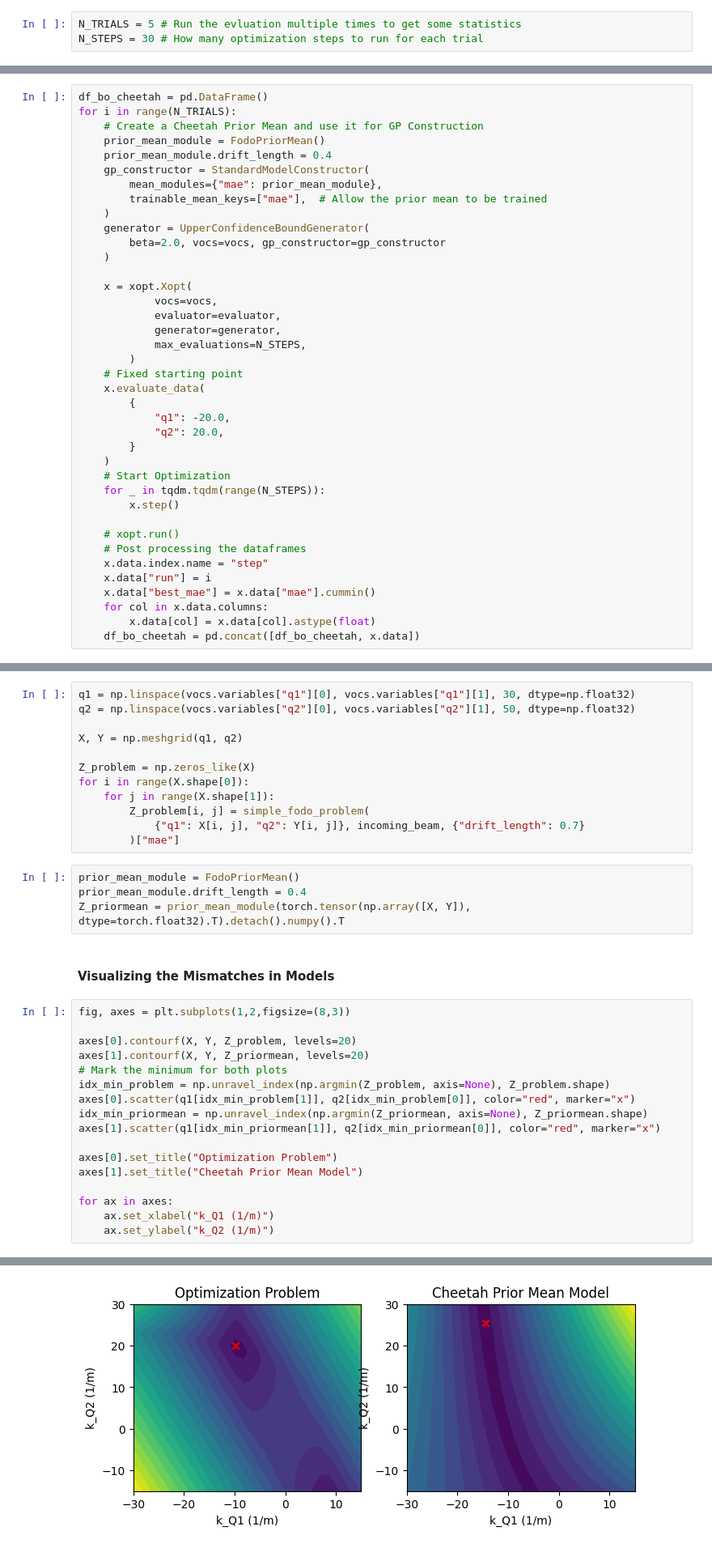
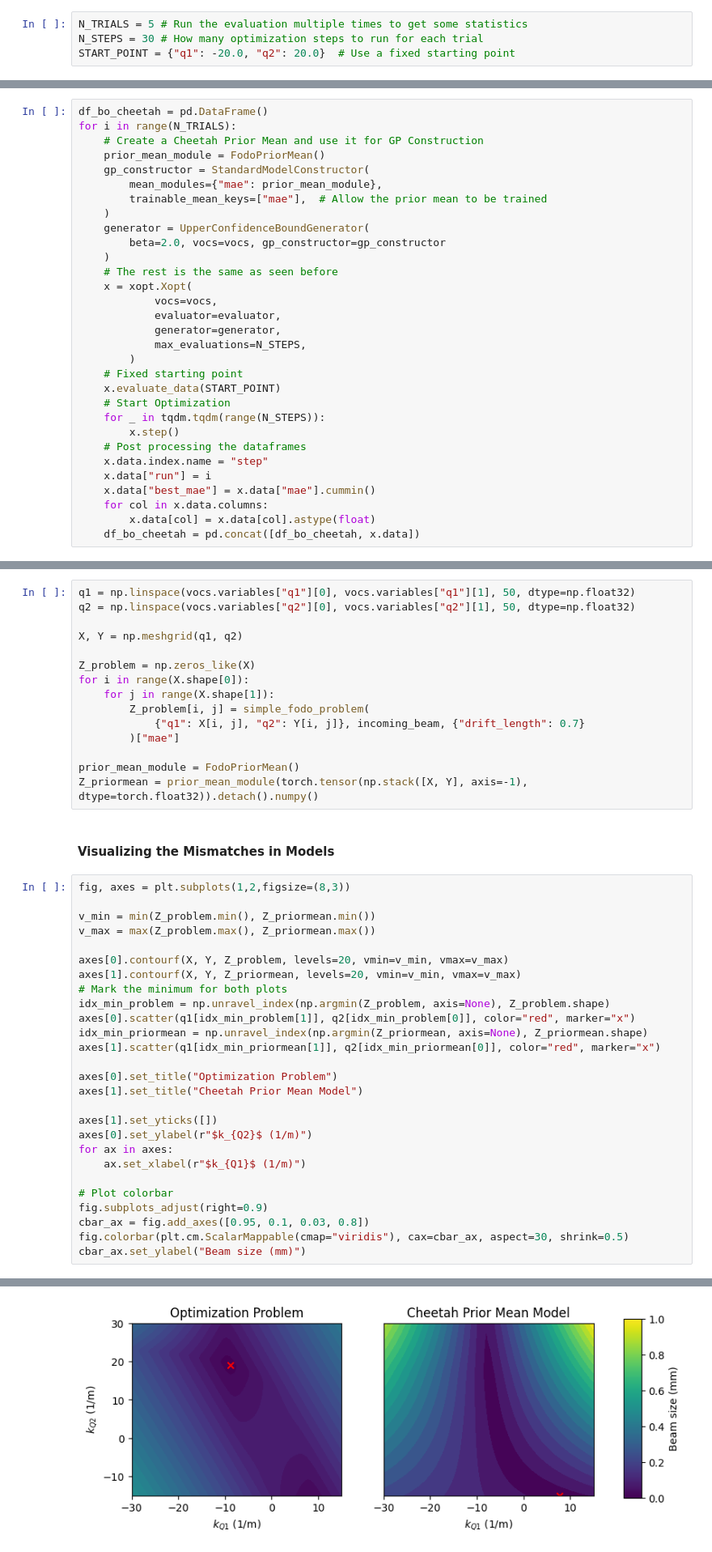
Before and after one commit to MALAPA-Collab/cheetah-tutorial-2025, a Jupyter notebook: tutorial_bo_prior.ipynb, the cells around one changed output, grey strips where cells are left out. Shown: that part at 81% size. Saved outputs shown, nothing was run; the diff lists cells and outputs as text.

```diff
--- a/tutorial_bo_prior.ipynb
+++ b/tutorial_bo_prior.ipynb
@@ -145,3 +150,4 @@ evaluator = xopt.Evaluator(
 # %%
-N_TRIALS = 5 # Run the evluation multiple times to get some statistics
+N_TRIALS = 5 # Run the evaluation multiple times to get some statistics
 N_STEPS = 30 # How many optimization steps to run for each trial
+START_POINT = {"q1": -20.0, "q2": 20.0}  # Use a fixed starting point
@@ -274,7 +276,6 @@ df_bo_cheetah = pd.DataFrame()
 for i in range(N_TRIALS):
     # Create a Cheetah Prior Mean and use it for GP Construction
     prior_mean_module = FodoPriorMean()
-    prior_mean_module.drift_length = 0.4
     gp_constructor = StandardModelConstructor(
         mean_modules={"mae": prior_mean_module},
         trainable_mean_keys=["mae"],  # Allow the prior mean to be trained
@@ -282,7 +283,7 @@ for i in range(N_TRIALS):
     generator = UpperConfidenceBoundGenerator(
         beta=2.0, vocs=vocs, gp_constructor=gp_constructor
     )
-
+    # The rest is the same as seen before
     x = xopt.Xopt(
             vocs=vocs,
             evaluator=evaluator,
@@ -290,17 +291,10 @@ for i in range(N_TRIALS):
             max_evaluations=N_STEPS,
         )
     # Fixed starting point
-    x.evaluate_data(
-        {
-            "q1": -20.0,
-            "q2": 20.0,
-        }
-    )
+    x.evaluate_data(START_POINT)
     # Start Optimization
     for _ in tqdm.tqdm(range(N_STEPS)):
         x.step()
-
-    # xopt.run()
     # Post processing the dataframes
     x.data.index.name = "step"
     x.data["run"] = i
@@ -349,7 +343,7 @@ Note that the Cheetah model used as the prior mean is mismatched to the problem
 - different incoming beam
 - different drift space lengths
 # %%
-q1 = np.linspace(vocs.variables["q1"][0], vocs.variables["q1"][1], 30, dtype=np.float32)
+q1 = np.linspace(vocs.variables["q1"][0], vocs.variables["q1"][1], 50, dtype=np.float32)
 q2 = np.linspace(vocs.variables["q2"][0], vocs.variables["q2"][1], 50, dtype=np.float32)
 
 X, Y = np.meshgrid(q1, q2)
@@ -360,17 +354,19 @@ for i in range(X.shape[0]):
         Z_problem[i, j] = simple_fodo_problem(
             {"q1": X[i, j], "q2": Y[i, j]}, incoming_beam, {"drift_length": 0.7}
         )["mae"]
+
+prior_mean_module = FodoPriorMean()
+Z_priormean = prior_mean_module(torch.tensor(np.stack([X, Y], axis=-1), dtype=torch.float32)).detach().numpy()
-# %%
-prior_mean_module = FodoPriorMean()
-prior_mean_module.drift_length = 0.4
-Z_priormean = prior_mean_module(torch.tensor(np.array([X, Y]), dtype=torch.float32).T).detach().numpy().T
 # %% [markdown]
 #### Visualizing the Mismatches in Models
 # %%
 fig, axes = plt.subplots(1,2,figsize=(8,3))
 
-axes[0].contourf(X, Y, Z_problem, levels=20)
-axes[1].contourf(X, Y, Z_priormean, levels=20)
+v_min = min(Z_problem.min(), Z_priormean.min())
+v_max = max(Z_problem.max(), Z_priormean.max())
+
+axes[0].contourf(X, Y, Z_problem, levels=20, vmin=v_min, vmax=v_max)
+axes[1].contourf(X, Y, Z_priormean, levels=20, vmin=v_min, vmax=v_max)
 # Mark the minimum for both plots
 idx_min_problem = np.unravel_index(np.argmin(Z_problem, axis=None), Z_problem.shape)
 axes[0].scatter(q1[idx_min_problem[1]], q2[idx_min_problem[0]], color="red", marker="x")
@@ -380,7 +376,14 @@ axes[1].scatter(q1[idx_min_priormean[1]], q2[idx_min_priormean[0]], color="red",
 axes[0].set_title("Optimization Problem")
 axes[1].set_title("Cheetah Prior Mean Model")
 
+axes[1].set_yticks([])
+axes[0].set_ylabel(r"$k_{Q2}$ (1/m)")
 for ax in axes:
-    ax.set_xlabel("k_Q1 (1/m)")
-    ax.set_ylabel("k_Q2 (1/m)")
+    ax.set_xlabel(r"$k_{Q1}$ (1/m)")
+
+# Plot colorbar
+fig.subplots_adjust(right=0.9)
+cbar_ax = fig.add_axes([0.95, 0.1, 0.03, 0.8])
+fig.colorbar(plt.cm.ScalarMappable(cmap="viridis"), cax=cbar_ax, aspect=30, shrink=0.5)
+cbar_ax.set_ylabel("Beam size (mm)")
 # %% [output]
@@ -387 +391 @@ for ax in axes:
-[figure, old version]
+[figure, new version]
```
Also changed, not shown: parts of 16 cells of this notebook, 1 other file.
